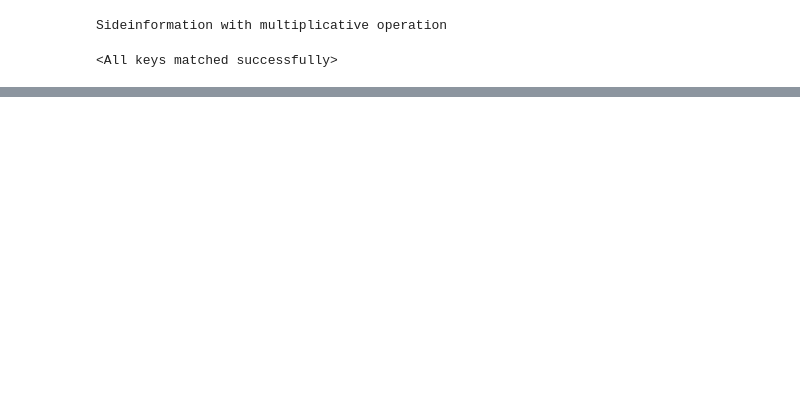
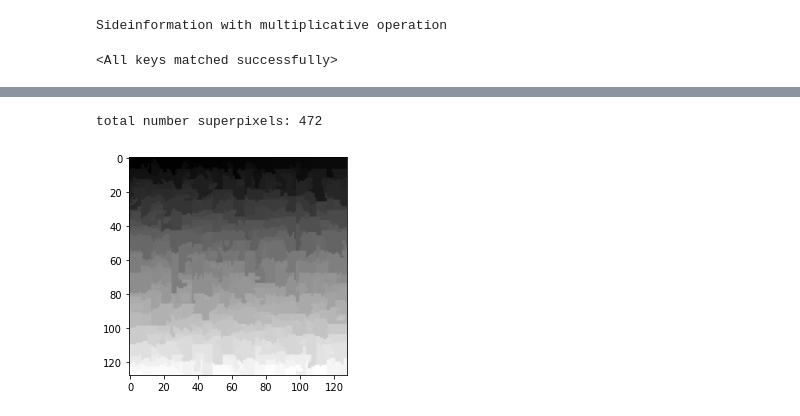
Before and after one commit to bemc22/AdaHSI, a Jupyter notebook: notebooks/demo_deep_superpixels.ipynb, the cells around one changed output, grey strips where cells are left out. Cells and saved outputs as stored; diff of their text form; code cells hidden in the pictures; blank space fills up the shorter version.

```diff
--- a/notebooks/demo_deep_superpixels.ipynb
+++ b/notebooks/demo_deep_superpixels.ipynb
@@ -97,35 +76,56 @@ WARNING:matplotlib.image:Clipping input data to the valid range for imshow with
 # %%
 #@title Inference
 
 import math
 import numpy as np
 
 from ada_hsi.train import get_decimation_matrix, spc_estimation
 from ada_hsi.spixelnet.train_util import init_spixel_grid
+from torchvision import transforms
 
-SIZE = 120
+import sys
+sys.path.append('./third_party/cython')
+from connectivity import enforce_connectivity
+
+
+SIZE = 128
 BATCH_SIZE = 1
 
-downsize = math.ceil(SIZE / np.sqrt(s_value))
+# downsize = math.ceil(SIZE / np.sqrt(s_value))
+downsize = 6
 
 args = dict(
     img_height = SIZE,
     img_width =  SIZE,
     batch_size = BATCH_SIZE,
     downsize = downsize,
 )
 
 
+resize = transforms.Resize(SIZE)
+
+
 _input = torch.tensor(grayscale).permute(2, 0, 1).unsqueeze(0).float()
-ir_t   = torch.tensor(fake_rgb).permute(2, 0, 1).unsqueeze(0).float()
+_input = resize(_input)
 
 
 prob = model(_input.to(DEVICE))
 
 
 spixelID, _ = init_spixel_grid(args)
 superpixels = get_decimation_matrix(prob, spixelID)
 superpixels = superpixels.cpu().numpy()[0]
 superpixels = superpixels.astype(np.int64)
-ir_est = spc_estimation(ir_t, prob, spixelID, s_value)
-fake_rgb_est = ir_est[0].permute(1, 2, 0).cpu().numpy()
+
+segment_size = (SIZE * SIZE) / (int(s_value) * 1.0)
+min_size = int(0.3 * segment_size)
+max_size =  int(3 * segment_size)
+superpixels = enforce_connectivity(superpixels[None, :, :], min_size, max_size)
+
+print("total number superpixels:", np.max(superpixels))
+
+plt.imshow(superpixels[0], cmap='gray')
+plt.show()
+# %% [output]
+total number superpixels: 472
+[figure, added]
```
Also changed, not shown: parts of 5 cells of this notebook.
